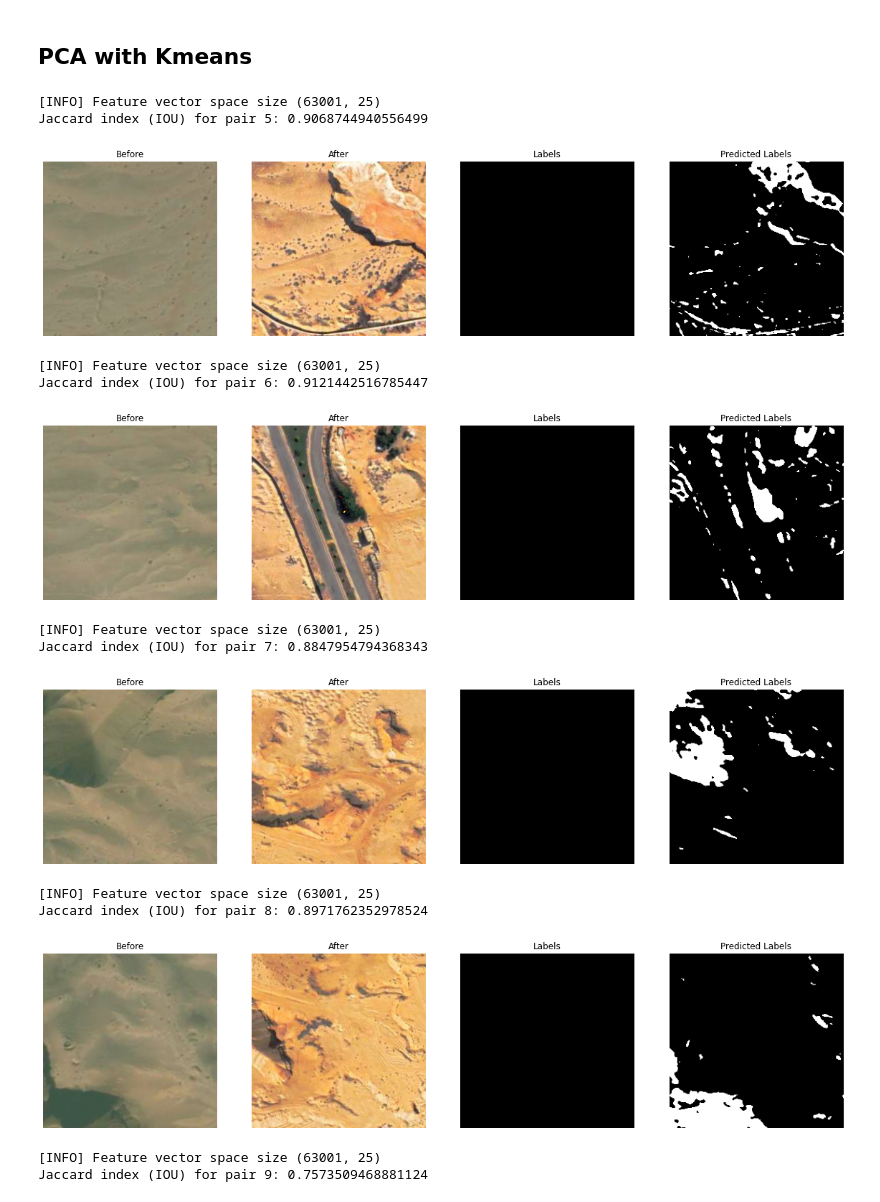
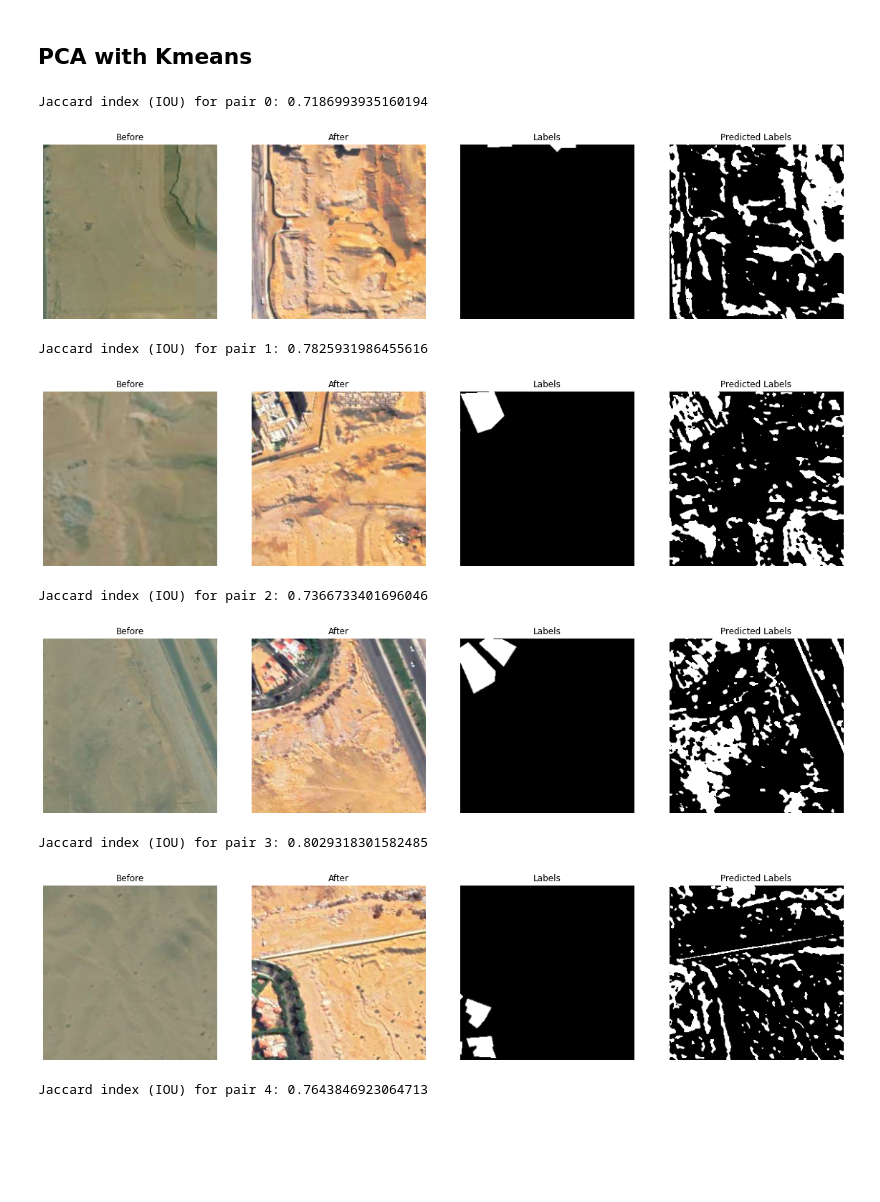
Before and after one commit to Senior-year-second-semester-CMP2024/change-detection-SI, a Jupyter notebook: classical2.ipynb, the cells around one changed output. Cells and saved outputs as stored; diff of their text form; code cells hidden in the pictures; blank space fills up the shorter version.

```diff
--- a/classical2.ipynb
+++ b/classical2.ipynb
@@ -98,17 +150,0 @@ def find_vector_set(diff_image, new_size):
-# %%
-def find_FVS(EVS, diff_image, mean_vec, new):
-    i = 2
-    feature_vector_set = []
-    while i < new[1] - 2:
-        j = 2
-        while j < new[0] - 2:
-            block = diff_image[i-2:i+3, j-2:j+3]
-            feature = block.flatten()
-            feature_vector_set.append(feature)
-            j = j+1
-        i = i+1
-
-    FVS = np.dot(feature_vector_set, EVS)
-    FVS = FVS - mean_vec
-    print("[INFO] Feature vector space size", FVS.shape)
-    return FVS
@@ -206,7 +457,18 @@ def preprocess_images(before_images, after_images, gamma_values):
     Returns:
     - preprocessed_images_A: List of preprocessed before images.
     - preprocessed_images_B: List of preprocessed after images.
+
+    Note:
+    This function applies gamma correction to each pair of before and after images using
+    the specified gamma values. It returns lists of preprocessed before and after images.
+
+    Example:
+    before_images = [image1_before, image2_before]
+    after_images = [image1_after, image2_after]
+    gamma_values = [1.1, 1.2]
+    preprocessed_before, preprocessed_after = preprocess_images(before_images, after_images, gamma_values)
     """
+
     preprocessed_images_A = []
     preprocessed_images_B = []
 
@@ -217,10 +479,8 @@ def preprocess_images(before_images, after_images, gamma_values):
             corrected_image_A = exposure.adjust_gamma(image_A, gamma)
             corrected_image_B = exposure.adjust_gamma(image_B, gamma)
 
-            # Append preprocessed images to the list
+            # Append preprocessed images to the lists
             preprocessed_images_A.append(corrected_image_A)
             preprocessed_images_B.append(corrected_image_B)
 
     return preprocessed_images_A, preprocessed_images_B
-
-# best is 1.1
@@ -233,10 +520,10 @@ def calculate_iou(mask1, mask2):
 # %%
 # Define the number of images to process
-num_images = min(10, len(before_images))
+num_images = min(5, len(before_images))
 
 # Define the preprocessing parameters
 factor = 1.5
-gamma_values = [1.1]
+gamma_values = [1]
 
 # Preprocess the last 5 images
 before_images_last = before_images[num_images - 5:num_images]
@@ -282,44 +569,39 @@ for i in range(num_images - 5, num_images):
     # Post-processing change map
     change_map[change_map == least_index] = 255
     change_map[change_map != 255] = 0
     change_map = change_map.astype(np.uint8)
 
     # Resize label to match the dimensions of change_map
     label_resized = cv2.resize(label, (change_map.shape[1], change_map.shape[0]))
 
     # Convert label to binary mask
     label_binary = label_resized > 0
     label_binary = cv2.cvtColor(label_binary.astype(np.uint8), cv2.COLOR_BGR2GRAY)  # Convert to grayscale
 
     # Invert the binary masks
     change_map_inverted = np.logical_not(change_map)
     label_binary_inverted = np.logical_not(label_binary)
 
     # Calculate Jaccard index (IOU) using built-in method
     intersection = np.logical_and(change_map_inverted, label_binary_inverted)
     union = np.logical_or(change_map_inverted, label_binary_inverted)
     iou = np.sum(intersection) / np.sum(union)
 
     # Append IOU score to the list
     iou_scores.append(iou)
 
     # Print Jaccard index for each pair
     print(f'Jaccard index (IOU) for pair {i}: {iou}')
 
     # Display images
     display_images(image1, image2, label_resized, change_map)
 # %% [output]
-[INFO] Feature vector space size (63001, 25)
-Jaccard index (IOU) for pair 5: 0.9068744940556499
+Jaccard index (IOU) for pair 0: 0.7186993935160194
-[figure, old version]
+[figure, new version]
-[INFO] Feature vector space size (63001, 25)
-Jaccard index (IOU) for pair 6: 0.9121442516785447
+Jaccard index (IOU) for pair 1: 0.7825931986455616
-[figure, old version]
+[figure, new version]
-[INFO] Feature vector space size (63001, 25)
-Jaccard index (IOU) for pair 7: 0.8847954794368343
+Jaccard index (IOU) for pair 2: 0.7366733401696046
-[figure, old version]
+[figure, new version]
-[INFO] Feature vector space size (63001, 25)
-Jaccard index (IOU) for pair 8: 0.8971762352978524
+Jaccard index (IOU) for pair 3: 0.8029318301582485
-[figure, old version]
+[figure, new version]
-[INFO] Feature vector space size (63001, 25)
-Jaccard index (IOU) for pair 9: 0.7573509468881124
+Jaccard index (IOU) for pair 4: 0.7643846923064713
```
Also changed, not shown: parts of 22 cells of this notebook, 3 other files.
